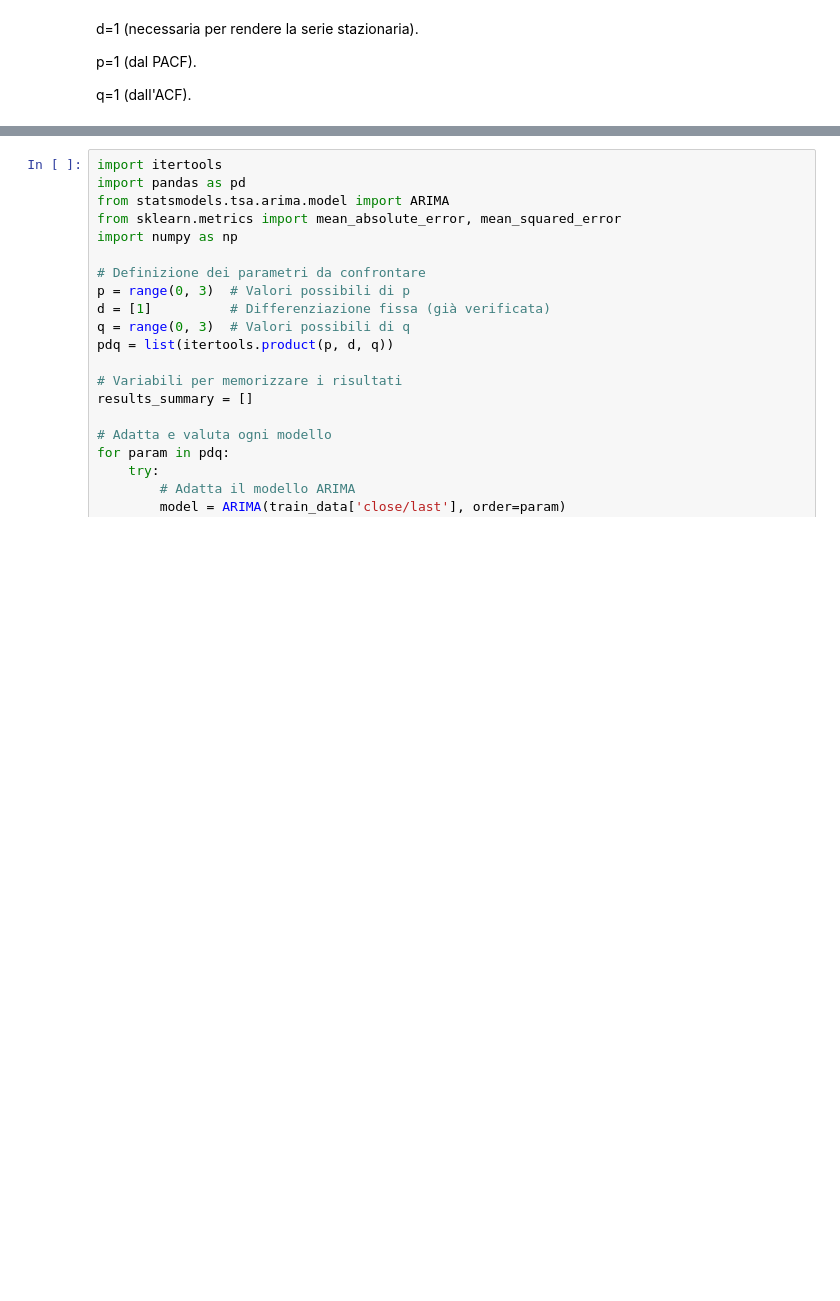
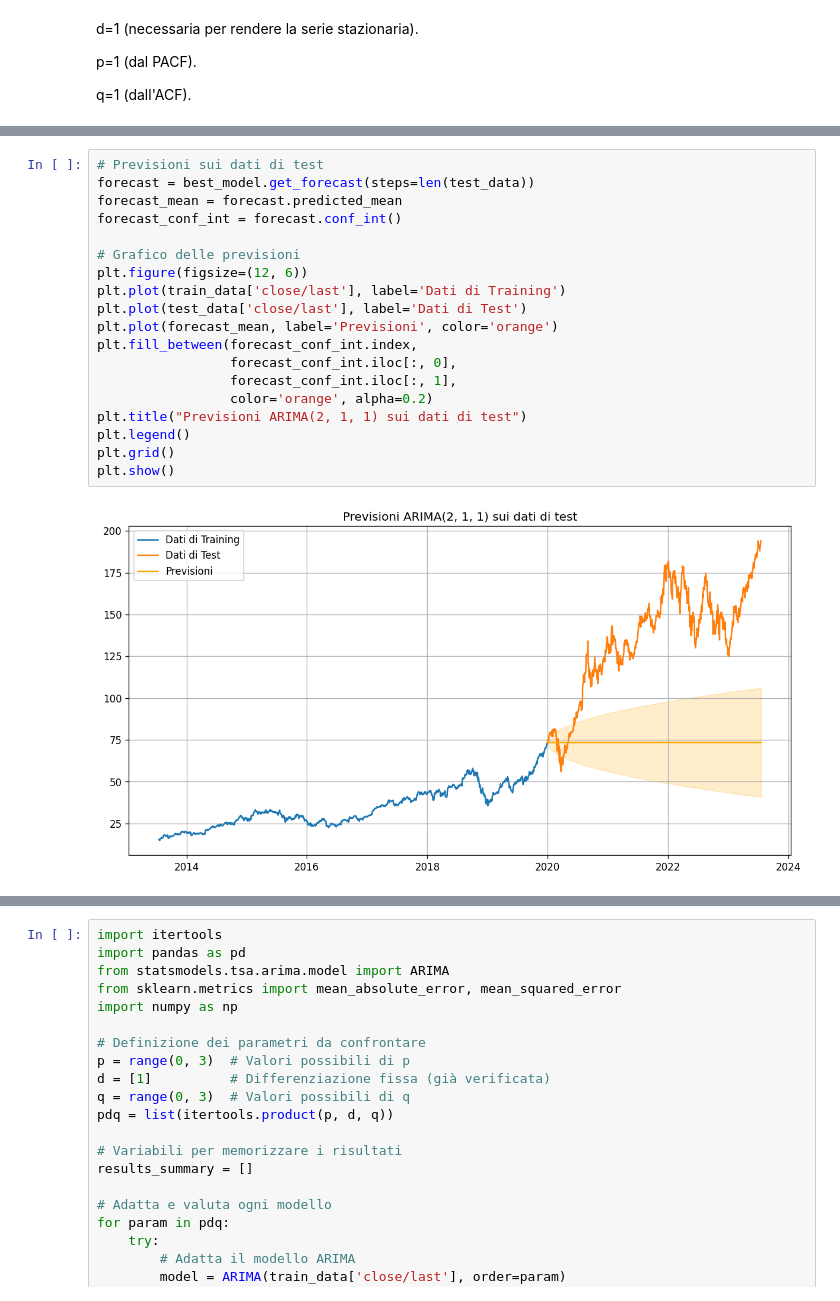
Before and after one commit to diegosantarelli/Data_science_2024, a Jupyter notebook: DS_Python/Stock_market.ipynb, the cells around one changed output, grey strips where cells are left out. Cells and saved outputs as stored; diff of their text form; blank space fills up the shorter version.

```diff
--- a/DS_Python/Stock_market.ipynb
+++ b/DS_Python/Stock_market.ipynb
@@ -562,3 +571,24 @@ Covariance Type:                  opg
 
 Warnings:
 [1] Covariance matrix calculated using the outer product of gradients (complex-step).
+# %%
+# Previsioni sui dati di test
+forecast = best_model.get_forecast(steps=len(test_data))
+forecast_mean = forecast.predicted_mean
+forecast_conf_int = forecast.conf_int()
+
+# Grafico delle previsioni
+plt.figure(figsize=(12, 6))
+plt.plot(train_data['close/last'], label='Dati di Training')
+plt.plot(test_data['close/last'], label='Dati di Test')
+plt.plot(forecast_mean, label='Previsioni', color='orange')
+plt.fill_between(forecast_conf_int.index,
+                 forecast_conf_int.iloc[:, 0],
+                 forecast_conf_int.iloc[:, 1],
+                 color='orange', alpha=0.2)
+plt.title("Previsioni ARIMA(2, 1, 1) sui dati di test")
+plt.legend()
+plt.grid()
+plt.show()
+# %% [output]
+[figure, added]
```
Also changed, not shown: parts of 66 cells of this notebook.
